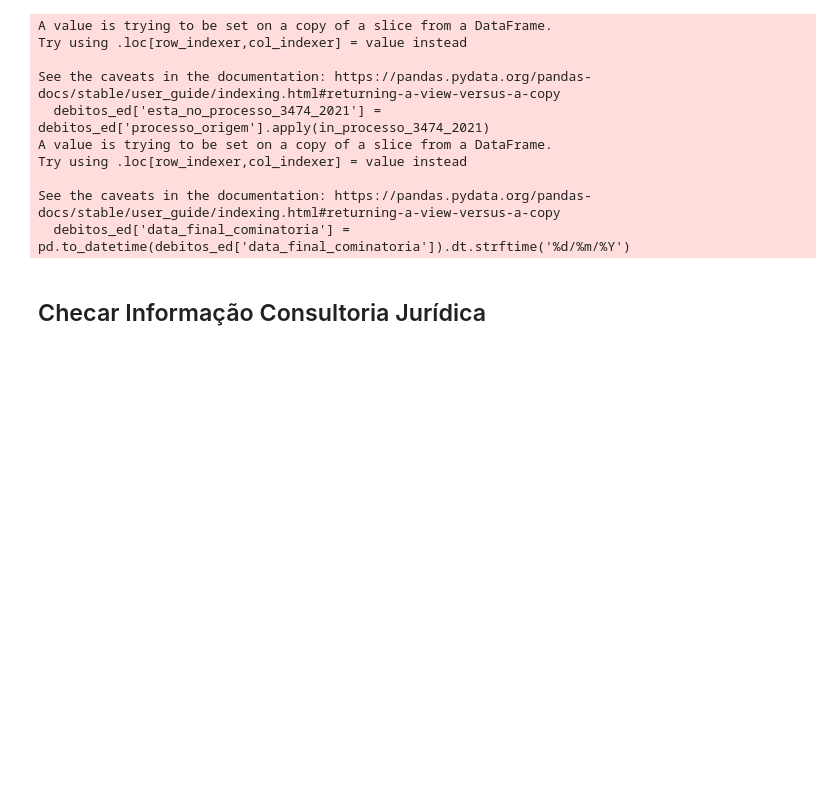
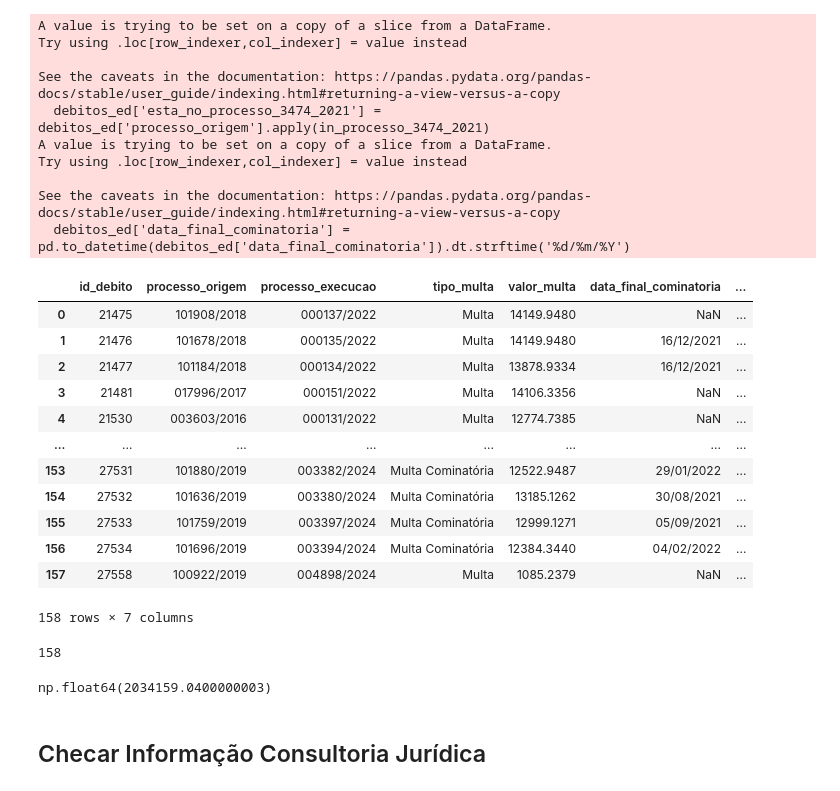
Before and after one commit to eduardoplima/ccd, a Jupyter notebook: scripts/lab_nereu.ipynb, the cells around one changed output. Cells and saved outputs as stored; diff of their text form; code cells hidden in the pictures; blank space fills up the shorter version.

```diff
--- a/scripts/lab_nereu.ipynb
+++ b/scripts/lab_nereu.ipynb
@@ -224,6 +224,32 @@ See the caveats in the documentation: https://pandas.pydata.org/pandas-docs/stab
 tab_debitos_ed = debitos_ed[['id_debito', 'processo_origem', 'processo_execucao', 'tipo_multa', 'valor_multa', 'data_final_cominatoria', 'esta_no_processo_3474_2021']]
 # %%
 tab_debitos_ed.to_excel('docs/debitos_ed.xlsx', index=False)
+# %%
+tab_debitos_ed = pd.read_excel('docs/debitos_ed.xlsx')
+# %%
+tab_debitos_ed
+# %% [output]
+|  | id_debito | processo_origem | processo_execucao | tipo_multa | valor_multa | data_final_cominatoria | ... |
+| 0 | 21475 | 101908/2018 | 000137/2022 | Multa | 14149.9480 | NaN | ... |
+| 1 | 21476 | 101678/2018 | 000135/2022 | Multa | 14149.9480 | 16/12/2021 | ... |
+| 2 | 21477 | 101184/2018 | 000134/2022 | Multa | 13878.9334 | 16/12/2021 | ... |
+| 3 | 21481 | 017996/2017 | 000151/2022 | Multa | 14106.3356 | NaN | ... |
+| 4 | 21530 | 003603/2016 | 000131/2022 | Multa | 12774.7385 | NaN | ... |
+| ... | ... | ... | ... | ... | ... | ... | ... |
+| 153 | 27531 | 101880/2019 | 003382/2024 | Multa Cominatória | 12522.9487 | 29/01/2022 | ... |
+| 154 | 27532 | 101636/2019 | 003380/2024 | Multa Cominatória | 13185.1262 | 30/08/2021 | ... |
+| 155 | 27533 | 101759/2019 | 003397/2024 | Multa Cominatória | 12999.1271 | 05/09/2021 | ... |
+| 156 | 27534 | 101696/2019 | 003394/2024 | Multa Cominatória | 12384.3440 | 04/02/2022 | ... |
+| 157 | 27558 | 100922/2019 | 004898/2024 | Multa | 1085.2379 | NaN | ... |
+158 rows × 7 columns
+# %%
+tab_debitos_ed.processo_execucao.nunique()
+# %% [output]
+158
+# %%
+tab_debitos_ed.valor_multa.sum()
+# %% [output]
+np.float64(2034159.0400000003)
 # %% [markdown]
 ## Checar Informação Consultoria Jurídica
 # %%
```
Also changed, not shown: 12 other files.
